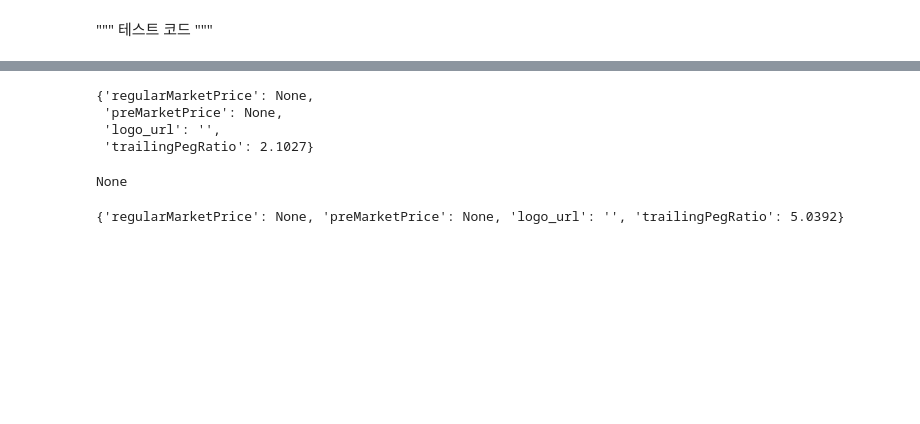
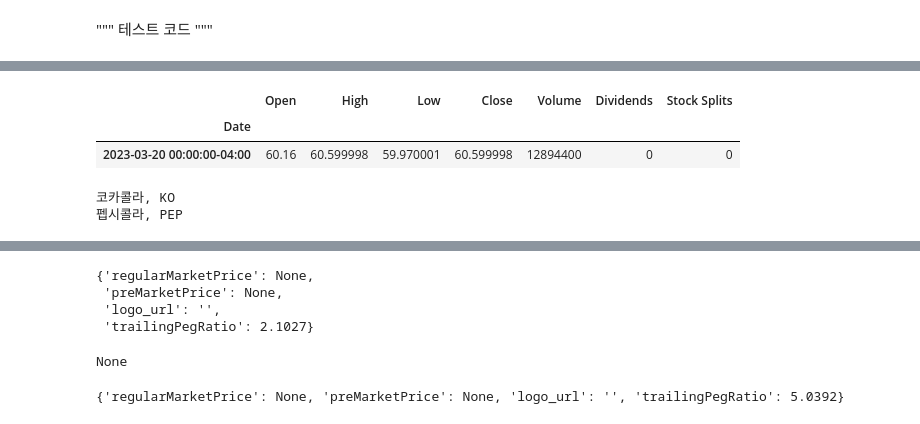
Before and after one commit to shawsk0723/dividend-investment, a Jupyter notebook: dividend-achievers/Test.ipynb, the cells around one changed output, grey strips where cells are left out. Saved outputs shown, nothing was run; the diff lists cells and outputs as text; code cells hidden in the pictures; blank space fills up the shorter version.

```diff
--- a/dividend-achievers/Test.ipynb
+++ b/dividend-achievers/Test.ipynb
@@ -24,0 +39,8 @@ XLRDError: Excel xlsx file; not supported
+# %%
+stock = yf.Ticker(ticker)
+stock_history = stock.history(period='1d')
+stock_history
+# %% [output]
+|  | Open | High | Low | Close | Volume | Dividends | Stock Splits |
+| Date |  |  |  |  |  |  |  |
+| 2023-03-20 00:00:00-04:00 | 60.16 | 60.599998 | 59.970001 | 60.599998 | 12894400 | 0 | 0 |
@@ -24,0 +95,6 @@ XLRDError: Excel xlsx file; not supported
+# %%
+for item, ticker in tickers.items():
+    print(f'{item}, {ticker}')
+# %% [output]
+코카콜라, KO
+펩시콜라, PEP
```
Also changed, not shown: parts of 7 cells of this notebook.
